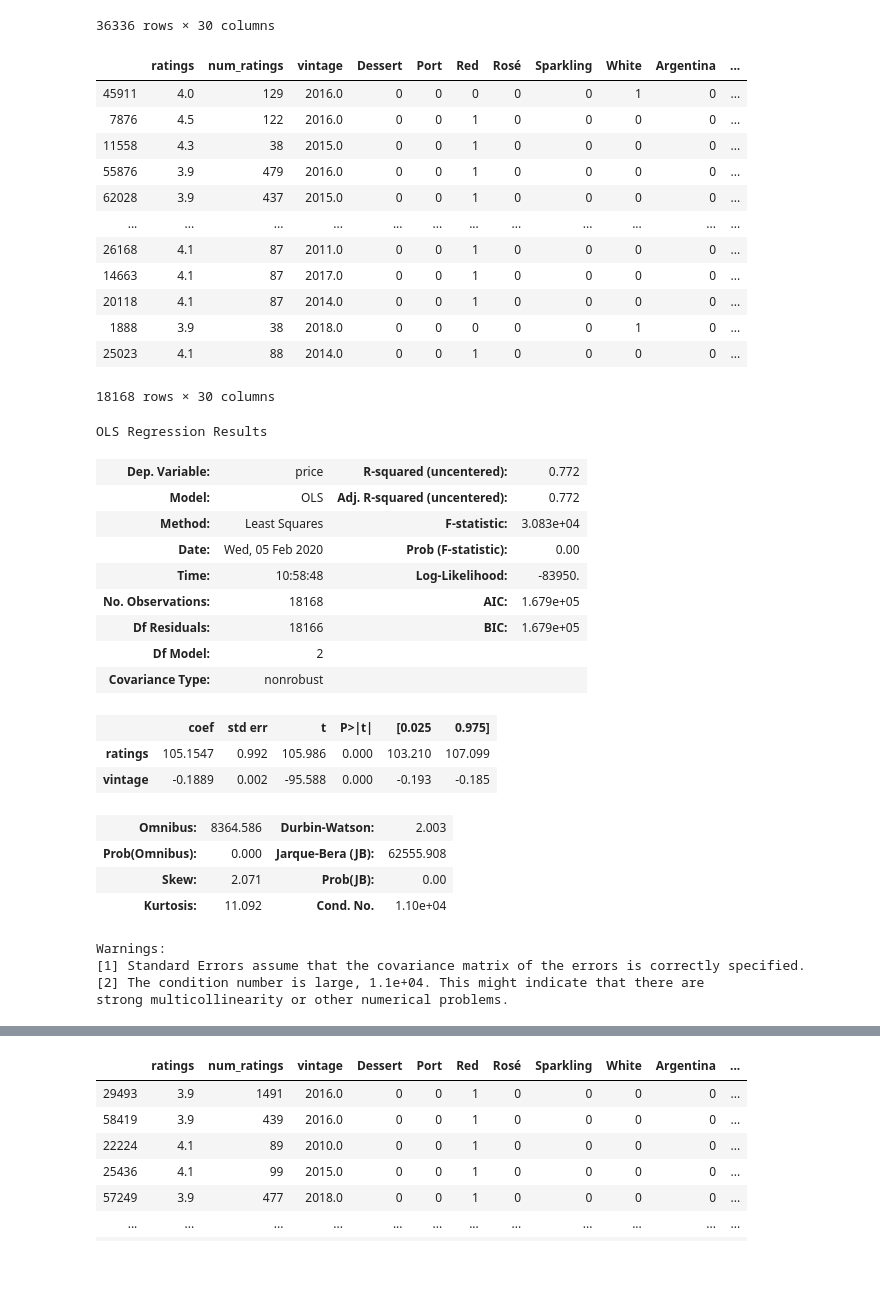
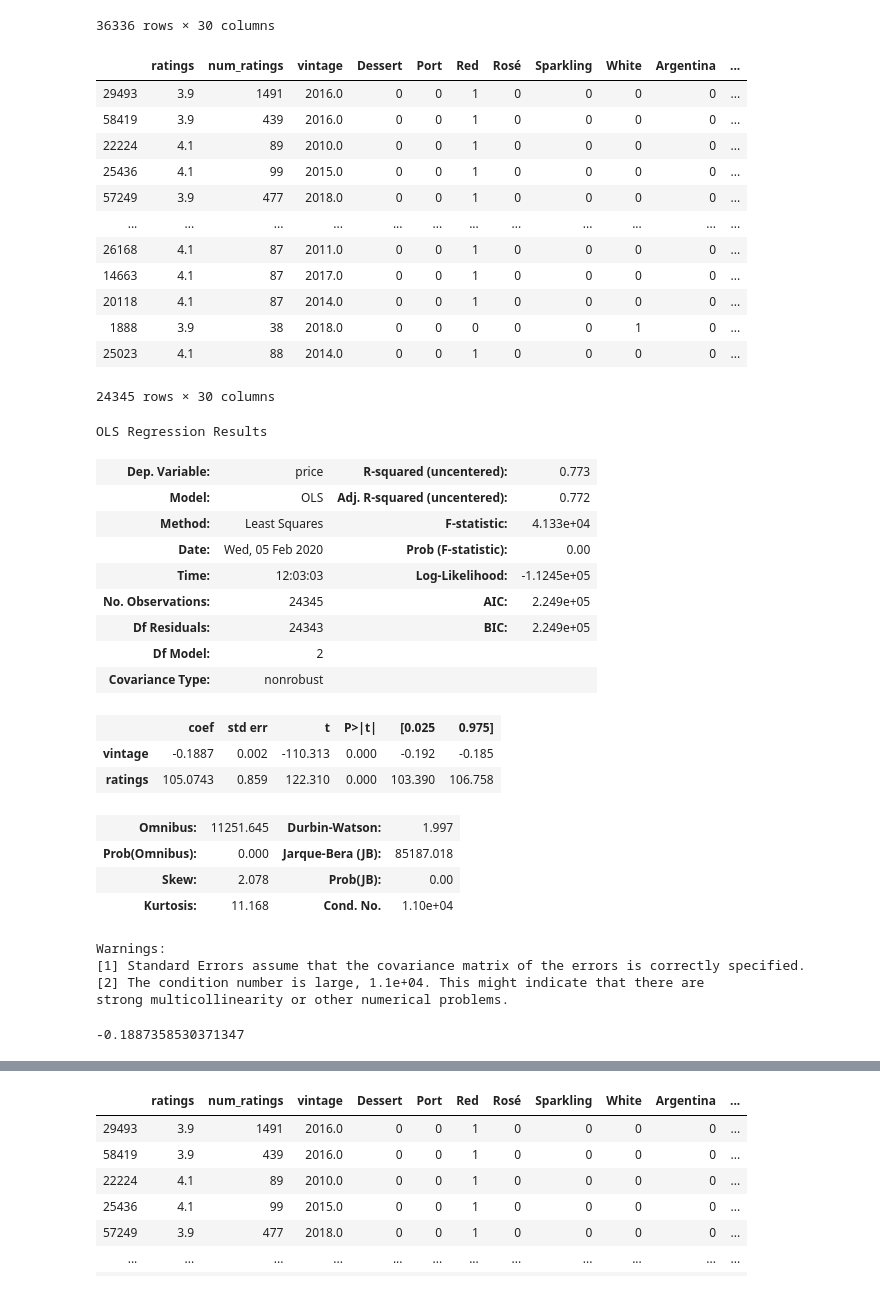
Before and after one commit to yueweng/wine-predictions, a Jupyter notebook: capstone.ipynb, the cells around one changed output, grey strips where cells are left out. Saved outputs shown, nothing was run; the diff lists cells and outputs as text; code cells hidden in the pictures.

```diff
--- a/capstone.ipynb
+++ b/capstone.ipynb
@@ -183,56 +183,60 @@ X
 # %%
 from sklearn.model_selection import train_test_split
 
-X_train, X_test, y_train, y_test = train_test_split(X, y, test_size=0.5, random_state=42)
+X_train, X_test, y_train, y_test = train_test_split(X, y, test_size=0.33, random_state=42)
 X_train
 # %% [output]
 |  | ratings | num_ratings | vintage | Dessert | Port | Red | Rosé | Sparkling | White | Argentina | ... |
-| 45911 | 4.0 | 129 | 2016.0 | 0 | 0 | 0 | 0 | 0 | 1 | 0 | ... |
-| 7876 | 4.5 | 122 | 2016.0 | 0 | 0 | 1 | 0 | 0 | 0 | 0 | ... |
-| 11558 | 4.3 | 38 | 2015.0 | 0 | 0 | 1 | 0 | 0 | 0 | 0 | ... |
-| 55876 | 3.9 | 479 | 2016.0 | 0 | 0 | 1 | 0 | 0 | 0 | 0 | ... |
-| 62028 | 3.9 | 437 | 2015.0 | 0 | 0 | 1 | 0 | 0 | 0 | 0 | ... |
+| 29493 | 3.9 | 1491 | 2016.0 | 0 | 0 | 1 | 0 | 0 | 0 | 0 | ... |
+| 58419 | 3.9 | 439 | 2016.0 | 0 | 0 | 1 | 0 | 0 | 0 | 0 | ... |
+| 22224 | 4.1 | 89 | 2010.0 | 0 | 0 | 1 | 0 | 0 | 0 | 0 | ... |
+| 25436 | 4.1 | 99 | 2015.0 | 0 | 0 | 1 | 0 | 0 | 0 | 0 | ... |
+| 57249 | 3.9 | 477 | 2018.0 | 0 | 0 | 1 | 0 | 0 | 0 | 0 | ... |
 | ... | ... | ... | ... | ... | ... | ... | ... | ... | ... | ... | ... |
 | 26168 | 4.1 | 87 | 2011.0 | 0 | 0 | 1 | 0 | 0 | 0 | 0 | ... |
 | 14663 | 4.1 | 87 | 2017.0 | 0 | 0 | 1 | 0 | 0 | 0 | 0 | ... |
 | 20118 | 4.1 | 87 | 2014.0 | 0 | 0 | 1 | 0 | 0 | 0 | 0 | ... |
 | 1888 | 3.9 | 38 | 2018.0 | 0 | 0 | 0 | 0 | 0 | 1 | 0 | ... |
 | 25023 | 4.1 | 88 | 2014.0 | 0 | 0 | 1 | 0 | 0 | 0 | 0 | ... |
-18168 rows × 30 columns
+24345 rows × 30 columns
 # %%
 import numpy as np
 import pandas as pd
 import statsmodels.api as sm
 import scipy.stats as scs
 
 import matplotlib
 import matplotlib.pyplot as plt
 
-X_lr = X_train[['ratings', 'vintage']]
+X_lr = X_train[['vintage', 'ratings']]
 X_lr2 = train_data['ratings'] + train_data['vintage']
 
 simple_model = sm.OLS(y_train, X_lr)
 simple_results = simple_model.fit()
 simple_results.summary()
 # %% [output]
 OLS Regression Results
-| Dep. Variable: | price | R-squared (uncentered): | 0.772 |
+| Dep. Variable: | price | R-squared (uncentered): | 0.773 |
 | Model: | OLS | Adj. R-squared (uncentered): | 0.772 |
-| Method: | Least Squares | F-statistic: | 3.083e+04 |
+| Method: | Least Squares | F-statistic: | 4.133e+04 |
 | Date: | Wed, 05 Feb 2020 | Prob (F-statistic): | 0.00 |
-| Time: | 10:58:48 | Log-Likelihood: | -83950. |
-| No. Observations: | 18168 | AIC: | 1.679e+05 |
-| Df Residuals: | 18166 | BIC: | 1.679e+05 |
+| Time: | 12:03:03 | Log-Likelihood: | -1.1245e+05 |
+| No. Observations: | 24345 | AIC: | 2.249e+05 |
+| Df Residuals: | 24343 | BIC: | 2.249e+05 |
 | Df Model: | 2 |  |  |
 | Covariance Type: | nonrobust |  |  |
 |  | coef | std err | t | P>|t| | [0.025 | 0.975] |
-| ratings | 105.1547 | 0.992 | 105.986 | 0.000 | 103.210 | 107.099 |
-| vintage | -0.1889 | 0.002 | -95.588 | 0.000 | -0.193 | -0.185 |
+| vintage | -0.1887 | 0.002 | -110.313 | 0.000 | -0.192 | -0.185 |
+| ratings | 105.0743 | 0.859 | 122.310 | 0.000 | 103.390 | 106.758 |
-| Omnibus: | 8364.586 | Durbin-Watson: | 2.003 |
-| Prob(Omnibus): | 0.000 | Jarque-Bera (JB): | 62555.908 |
-| Skew: | 2.071 | Prob(JB): | 0.00 |
-| Kurtosis: | 11.092 | Cond. No. | 1.10e+04 |
+| Omnibus: | 11251.645 | Durbin-Watson: | 1.997 |
+| Prob(Omnibus): | 0.000 | Jarque-Bera (JB): | 85187.018 |
+| Skew: | 2.078 | Prob(JB): | 0.00 |
+| Kurtosis: | 11.168 | Cond. No. | 1.10e+04 |
 Warnings:
 [1] Standard Errors assume that the covariance matrix of the errors is correctly specified.
 [2] The condition number is large, 1.1e+04. This might indicate that there are
 strong multicollinearity or other numerical problems.
+# %%
+simple_results.params[0]
+# %% [output]
+-0.1887358530371347
```
Also changed, not shown: parts of 2 cells of this notebook.
